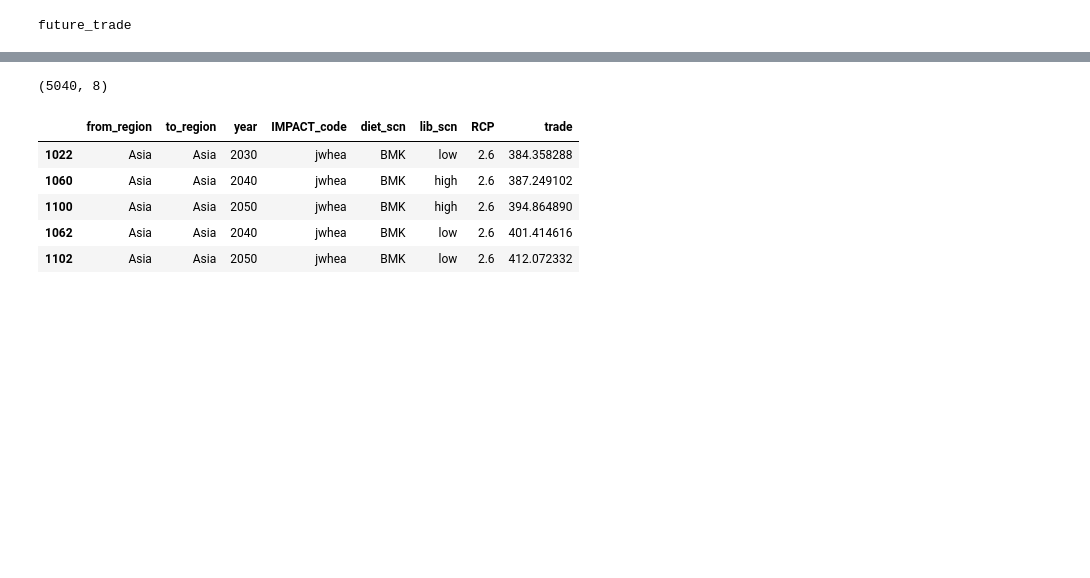
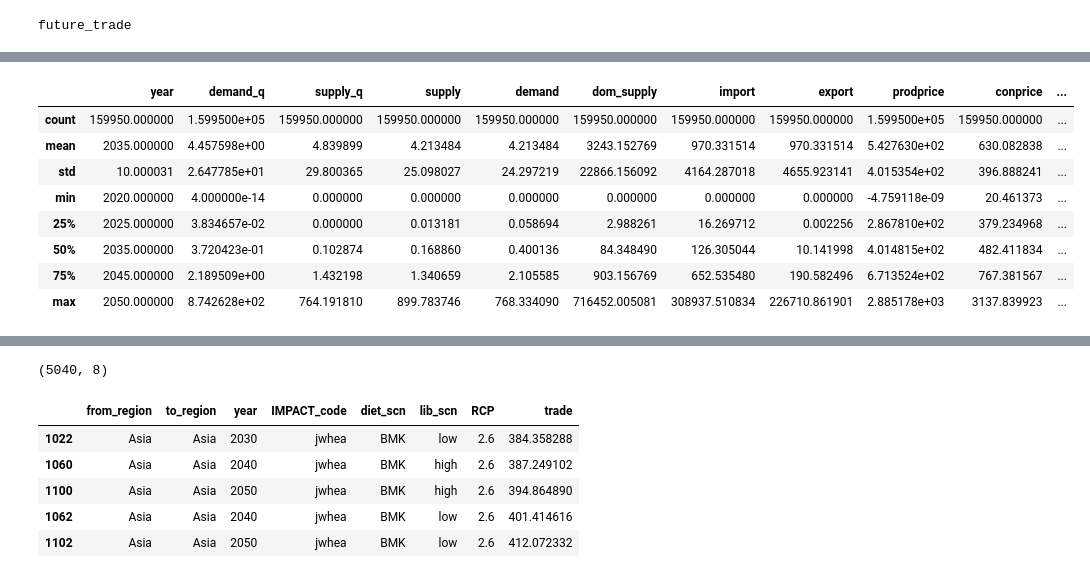
Before and after one commit to shrutijain90/future_food_scenarios, a Jupyter notebook: future_trade/spatial_trade_model/solver_outputs.ipynb, the cells around one changed output, grey strips where cells are left out. Saved outputs shown, nothing was run; the diff lists cells and outputs as text; code cells hidden in the pictures; blank space fills up the shorter version.

```diff
--- a/future_trade/spatial_trade_model/solver_outputs.ipynb
+++ b/future_trade/spatial_trade_model/solver_outputs.ipynb
@@ -289,0 +56,22 @@ trade_output_all.head()
+# %%
+country_input_all = []
+trade_input_all = []
+
+supply_scn_all = []
+demand_scn_all = []
+
+for crop_code in crop_codes:
+    country_input = pd.read_csv(f'../../OPSIS/Data/Trade_clearance_model/Input/Country_data/country_information_{crop_code}.csv')
+    trade_input = pd.read_csv(f'../../OPSIS/Data/Trade_clearance_model/Input/Trade_cost/bilateral_trade_cost_{crop_code}.csv')
+    country_input_all.append(country_input)
+    trade_input_all.append(trade_input)
+
+    supply_scn = pd.read_csv(f'../../OPSIS/Data/Trade_clearance_model/Input/Future_scenarios/SSP2/supply_scn/IMPACT_future_supply_{crop_code}.csv')
+    demand_scn = pd.read_csv(f'../../OPSIS/Data/Trade_clearance_model/Input/Future_scenarios/SSP2/demand_scn/IMPACT_future_demand_{crop_code}.csv')
+    supply_scn_all.append(supply_scn)
+    demand_scn_all.append(demand_scn)
+
+country_input_all = pd.concat(country_input_all, axis=0, ignore_index=True)
+trade_input_all = pd.concat(trade_input_all, axis=0, ignore_index=True)
+supply_scn_all = pd.concat(supply_scn_all, axis=0, ignore_index=True)
+demand_scn_all = pd.concat(demand_scn_all, axis=0, ignore_index=True)
@@ -289,0 +109,8 @@ trade_output_all.head()
+# %%
+df_inp = country_input_all.merge(demand_scn_all[demand_scn_all['kcal_scn']=='2500kcal'])
+df_inp['demand_q'] = df_inp['demand_q'] * df_inp['scaling_factor_demand']
+
+df_inp = df_inp.merge(supply_scn_all)
+df_inp['supply_q'] = df_inp['supply_q'] * df_inp['scaling_factor_supply']
+df_inp['demand_q'] = df_inp['demand_q'] / 1e6
+df_inp['supply_q'] = df_inp['supply_q'] / 1e6
@@ -289,0 +280,23 @@ trade_output_all.head()
+# %%
+df_inp = df_inp[['abbreviation', 'IMPACT_code', 'kcal_scn', 'diet_scn', 'SSP_scn', 'year', 'RCP',
+                 'demand_q', 'supply_q']]
+# %%
+d = country_output_all.copy()
+d['RCP'] = d['RCP'].astype(str)
+d = df_inp.merge(d)
+d['demand'] = d['demand'] / 1e3
+d['supply'] = d['supply'] / 1e3
+# %%
+d['demand_diff'] = d['demand'] - d['demand_q']
+d['supply_diff'] = d['supply'] - d['supply_q']
+d.describe()
+# %% [output]
+|  | year | demand_q | supply_q | supply | demand | dom_supply | import | export | prodprice | conprice | ... |
+| count | 159950.000000 | 1.599500e+05 | 159950.000000 | 159950.000000 | 159950.000000 | 159950.000000 | 159950.000000 | 159950.000000 | 1.599500e+05 | 159950.000000 | ... |
+| mean | 2035.000000 | 4.457598e+00 | 4.839899 | 4.213484 | 4.213484 | 3243.152769 | 970.331514 | 970.331514 | 5.427630e+02 | 630.082838 | ... |
+| std | 10.000031 | 2.647785e+01 | 29.800365 | 25.098027 | 24.297219 | 22866.156092 | 4164.287018 | 4655.923141 | 4.015354e+02 | 396.888241 | ... |
+| min | 2020.000000 | 4.000000e-14 | 0.000000 | 0.000000 | 0.000000 | 0.000000 | 0.000000 | 0.000000 | -4.759118e-09 | 20.461373 | ... |
+| 25% | 2025.000000 | 3.834657e-02 | 0.000000 | 0.013181 | 0.058694 | 2.988261 | 16.269712 | 0.002256 | 2.867810e+02 | 379.234968 | ... |
+| 50% | 2035.000000 | 3.720423e-01 | 0.102874 | 0.168860 | 0.400136 | 84.348490 | 126.305044 | 10.141998 | 4.014815e+02 | 482.411834 | ... |
+| 75% | 2045.000000 | 2.189509e+00 | 1.432198 | 1.340659 | 2.105585 | 903.156769 | 652.535480 | 190.582496 | 6.713524e+02 | 767.381567 | ... |
+| max | 2050.000000 | 8.742628e+02 | 764.191810 | 899.783746 | 768.334090 | 716452.005081 | 308937.510834 | 226710.861901 | 2.885178e+03 | 3137.839923 | ... |
```
Also changed, not shown: parts of 41 cells of this notebook, 4 other files.
